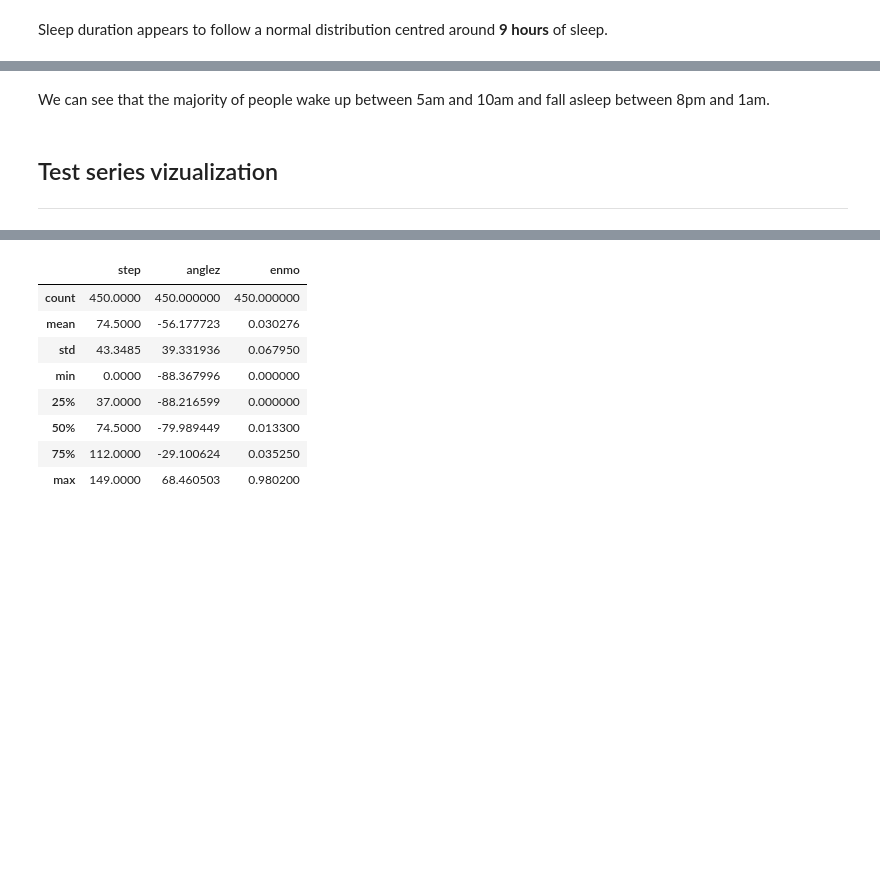
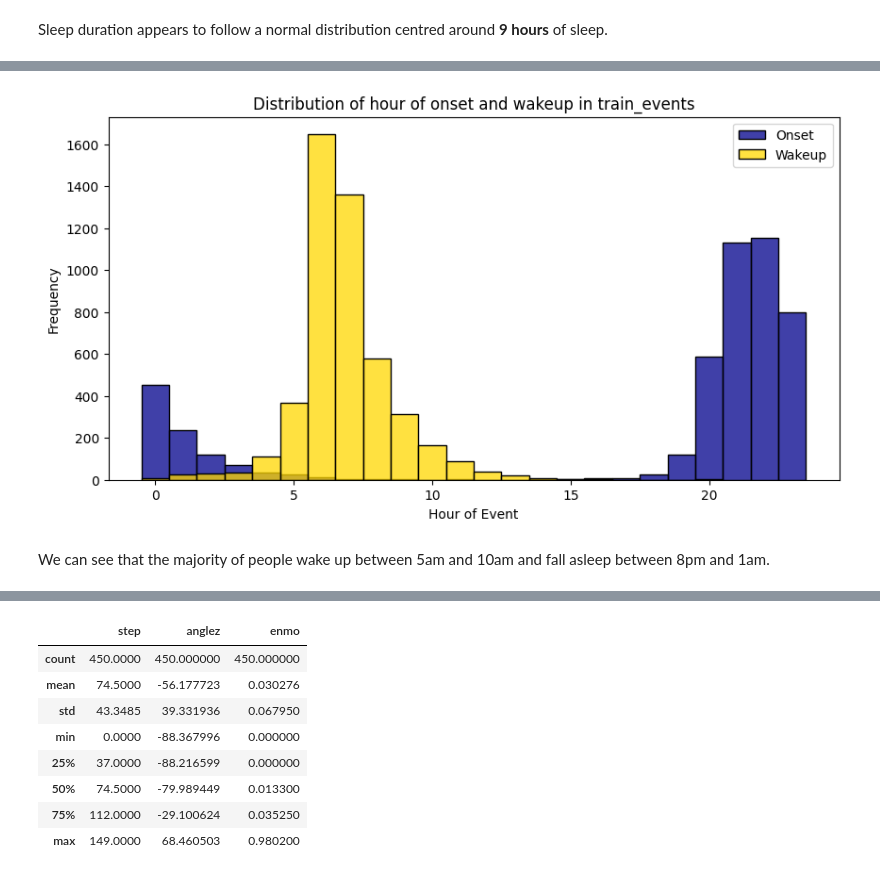
Before and after one commit to theo-serralta/sleep-states, a Jupyter notebook: notebooks/data_exploration.ipynb, the cells around one changed output, grey strips where cells are left out. Drawn from its saved outputs; the diff is of its cells as text; code cells hidden in the pictures; blank space fills up the shorter version.

```diff
--- a/notebooks/data_exploration.ipynb
+++ b/notebooks/data_exploration.ipynb
@@ -368,6 +372,25 @@ See the caveats in the documentation: https://pandas.pydata.org/pandas-docs/stab
+# %%
+# Set figure size
+plt.figure(figsize=(10, 5))
+
+onset_df['hour'] = onset_df["timestamp"].dt.hour
+wakeup_df['hour'] = wakeup_df["timestamp"].dt.hour
+
+# Plotting the distribution plot for onset events
+sns.histplot(onset_df['hour'].dropna(), kde=False, bins=12, label='Onset', discrete=True, color='darkblue')
+
+# Plotting the distribution plot for wakeup events
+sns.histplot(wakeup_df['hour'].dropna(), kde=False, bins=12, label='Wakeup', discrete=True, color='gold')
+
+# Adding labels and title
+plt.xlabel('Hour of Event')
+plt.ylabel('Frequency')
+plt.title('Distribution of hour of onset and wakeup in train_events')
+plt.legend()
+
+# Show the plot
+plt.show()
+# %% [output]
+[figure, added]
 # %% [markdown]
 We can see that the majority of people wake up between 5am and 10am and fall asleep between 8pm and 1am.
-# %% [markdown]
-## Test series vizualization
-
----
```
Also changed, not shown: parts of 38 cells of this notebook.
